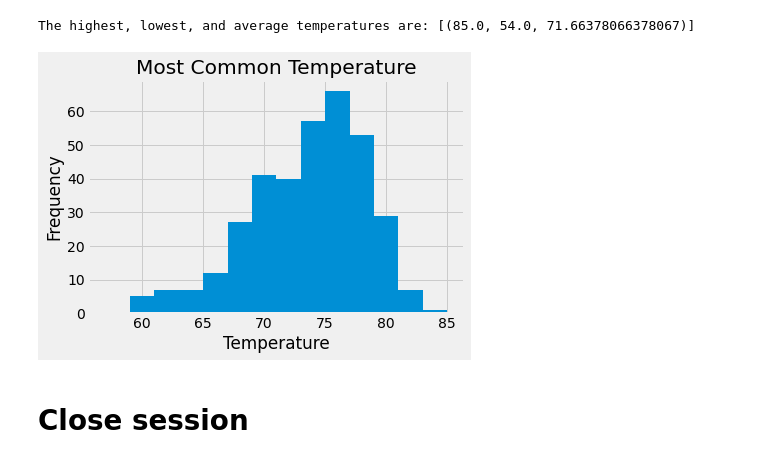
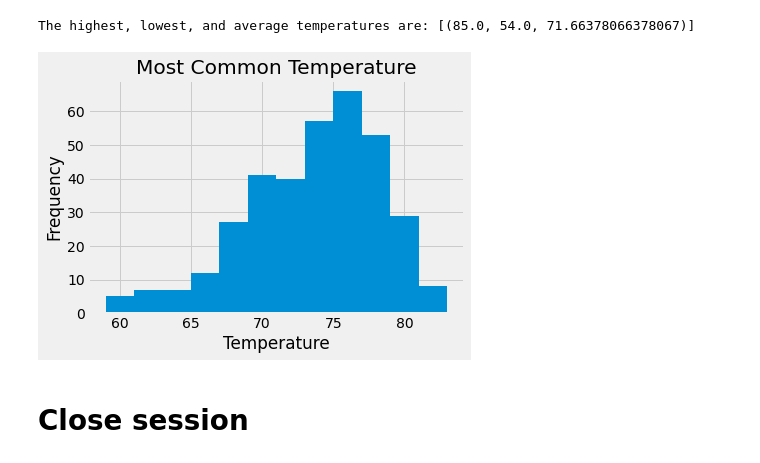
Before and after one commit to cekiorpes/sqlalchemy-challenge, a Jupyter notebook: climate.ipynb, the cells around one changed output. Saved outputs shown, nothing was run; the diff lists cells and outputs as text; code cells hidden in the pictures.

```diff
--- a/climate.ipynb
+++ b/climate.ipynb
@@ -136,19 +136,18 @@ The highest, lowest, and average temperatures are: [(85.0, 54.0, 71.663780663780
 # %%
 # Using the most active station id
 # Query the last 12 months of temperature observation data for this station
 year_temp = pd.DataFrame((session.query(Measurement.tobs).\
     filter(Measurement.date >= recent_year).\
     filter(Measurement.station == most_active_station).all()), columns = ["Temperature"])
 
 #Plot histogram for most common temperature
-bins = 57, 59, 61, 63, 65, 67, 69, 71, 73, 75, 77, 79, 81, 83, 85
-plt.hist(year_temp, bins = bins)
+plt.hist(year_temp, bins = 12)
 plt.title("Most Common Temperature")
 plt.xlabel("Temperature")
 plt.ylabel("Frequency")
 plt.show()
 # %% [output]
-[figure, old version]
+[figure, new version]
 # %% [markdown]
 # Close session
 # %%
```
